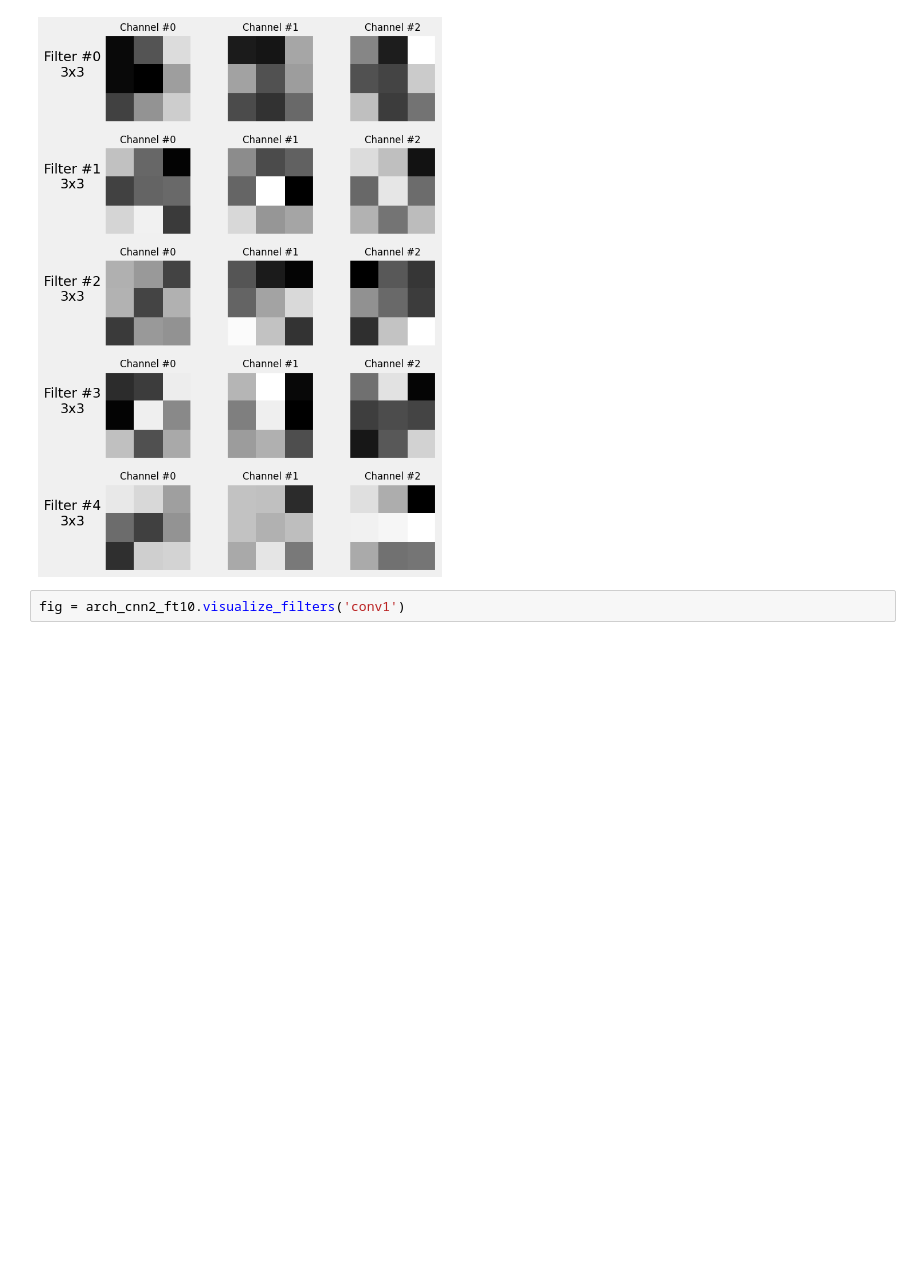
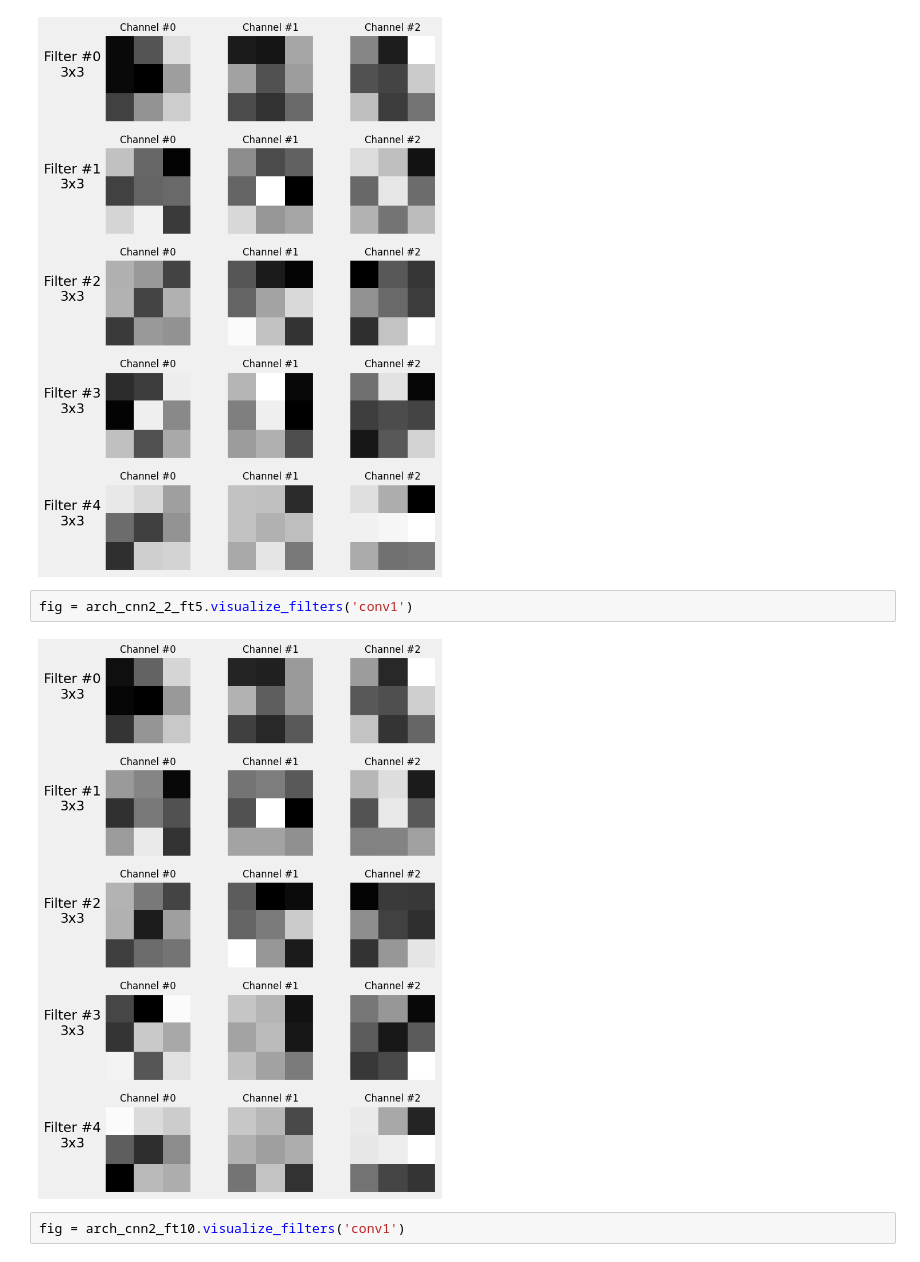
Before and after one commit to aireslucas/MachineLearning, a Jupyter notebook: Study_week11.ipynb, the cells around one changed output. Cells and saved outputs as stored; diff of their text form; blank space fills up the shorter version.

```diff
--- a/Study_week11.ipynb
+++ b/Study_week11.ipynb
@@ -1230,6 +1256,10 @@ fig = arch_cnn2_ft2.visualize_filters('conv1')
 fig = arch_cnn2_ft5.visualize_filters('conv1')
 # %% [output]
 [figure]
+# %%
+fig = arch_cnn2_2_ft5.visualize_filters('conv1')
+# %% [output]
+[figure, added]
 # %%
 fig = arch_cnn2_ft10.visualize_filters('conv1')
 # %% [output]
```
Also changed, not shown: parts of 12 cells of this notebook.
